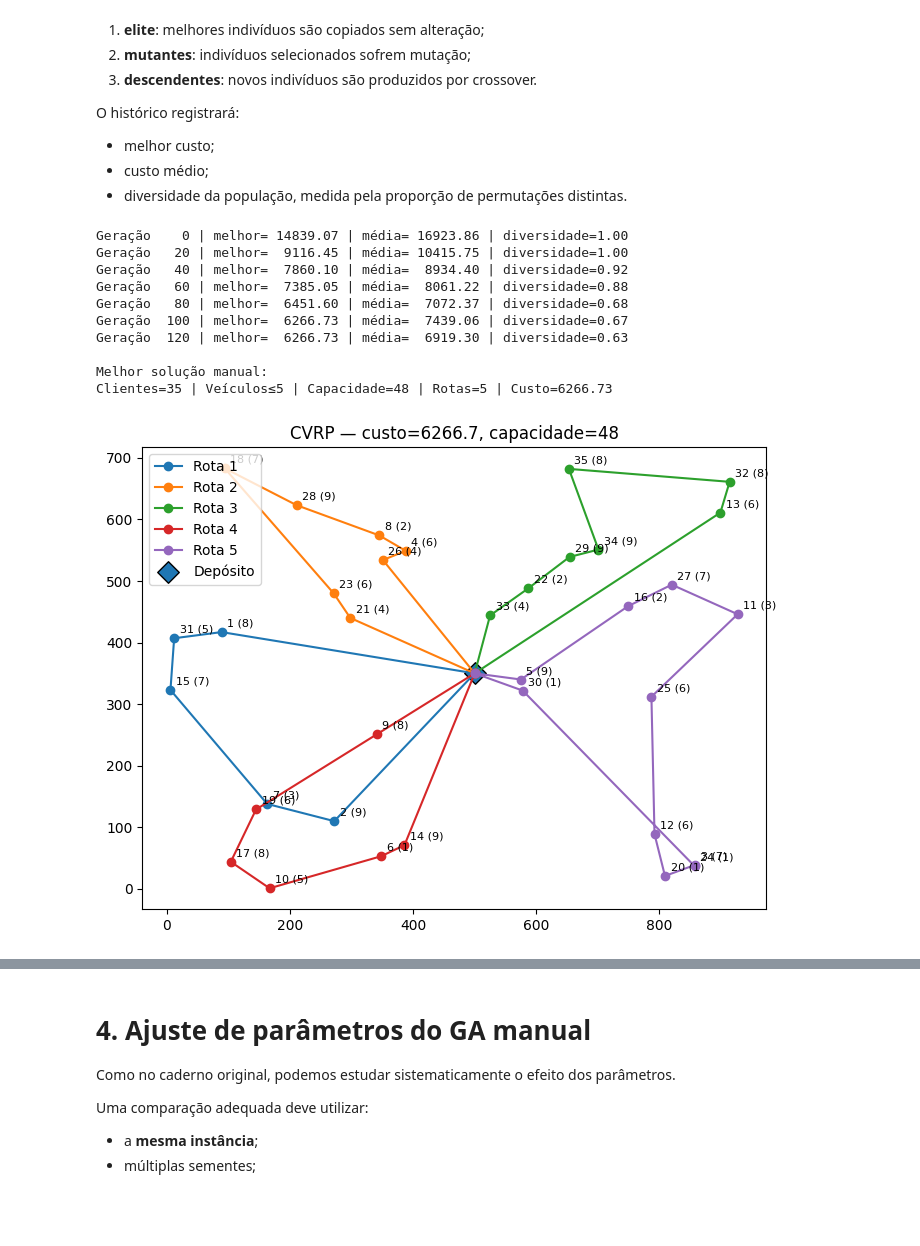
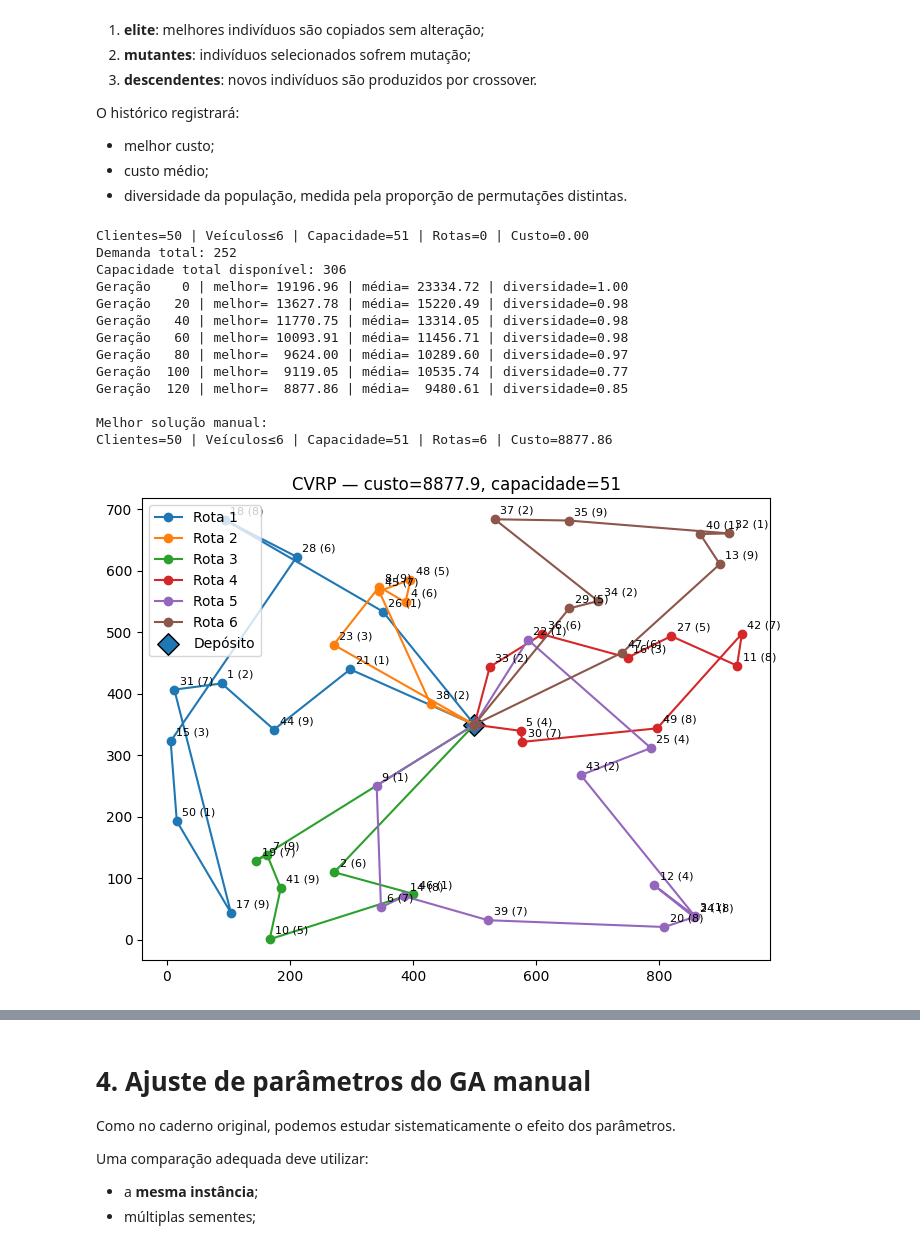
Before and after one commit to cdiegor/Metaheuristicas, a Jupyter notebook: CVRP_2026_2.ipynb, the cells around one changed output, grey strips where cells are left out. Saved outputs shown, nothing was run; the diff lists cells and outputs as text; code cells hidden in the pictures; blank space fills up the shorter version.

```diff
--- a/CVRP_2026_2.ipynb
+++ b/CVRP_2026_2.ipynb
@@ -182,8 +182,8 @@ def gerar_cvrp(
     n,
     r,
     capacidade=None,
-    largura=1000,
-    altura=700,
+    largura=800,
+    altura=600,
     fator_folga=1.20,
     rseed=233
 ):
@@ -810,35 +810,49 @@ def genetico_manual(
 
     return melhor_solucao, melhor_perm, pd.DataFrame(historico)
 # %%
+instancia = gerar_cvrp(
+    n=50,
+    r=6,
+    rseed=123
+)
+
+print(instancia)
+print("Demanda total:", sum(instancia.demandas))
+print("Capacidade total disponível:", instancia.veiculos * instancia.capacidade)
+
+
 sol_manual, perm_manual, hist_manual = genetico_manual(
     instancia,
     tamanho_populacao=60,
     elite=0.20,
     vies=0.60,
     taxa_mutacao=0.20,
     rodadas=3,
     max_geracao=120,
-    seed=7,
+    seed=13,
     verbose=True
 )
 
 print()
 print("Melhor solução manual:")
 print(sol_manual)
 
 plot_cvrp(sol_manual)
 # %% [output]
-Geração    0 | melhor= 14839.07 | média= 16923.86 | diversidade=1.00
-Geração   20 | melhor=  9116.45 | média= 10415.75 | diversidade=1.00
-Geração   40 | melhor=  7860.10 | média=  8934.40 | diversidade=0.92
-Geração   60 | melhor=  7385.05 | média=  8061.22 | diversidade=0.88
-Geração   80 | melhor=  6451.60 | média=  7072.37 | diversidade=0.68
-Geração  100 | melhor=  6266.73 | média=  7439.06 | diversidade=0.67
-Geração  120 | melhor=  6266.73 | média=  6919.30 | diversidade=0.63
+Clientes=50 | Veículos≤6 | Capacidade=51 | Rotas=0 | Custo=0.00
+Demanda total: 252
+Capacidade total disponível: 306
+Geração    0 | melhor= 19196.96 | média= 23334.72 | diversidade=1.00
+Geração   20 | melhor= 13627.78 | média= 15220.49 | diversidade=0.98
+Geração   40 | melhor= 11770.75 | média= 13314.05 | diversidade=0.98
+Geração   60 | melhor= 10093.91 | média= 11456.71 | diversidade=0.98
+Geração   80 | melhor=  9624.00 | média= 10289.60 | diversidade=0.97
+Geração  100 | melhor=  9119.05 | média= 10535.74 | diversidade=0.77
+Geração  120 | melhor=  8877.86 | média=  9480.61 | diversidade=0.85
 
 Melhor solução manual:
-Clientes=35 | Veículos≤5 | Capacidade=48 | Rotas=5 | Custo=6266.73
+Clientes=50 | Veículos≤6 | Capacidade=51 | Rotas=6 | Custo=8877.86
-[figure, old version]
+[figure, new version]
 # %%
 fig, ax1 = plt.subplots(figsize=(9, 5))
 
```
Also changed, not shown: parts of 7 cells of this notebook.
